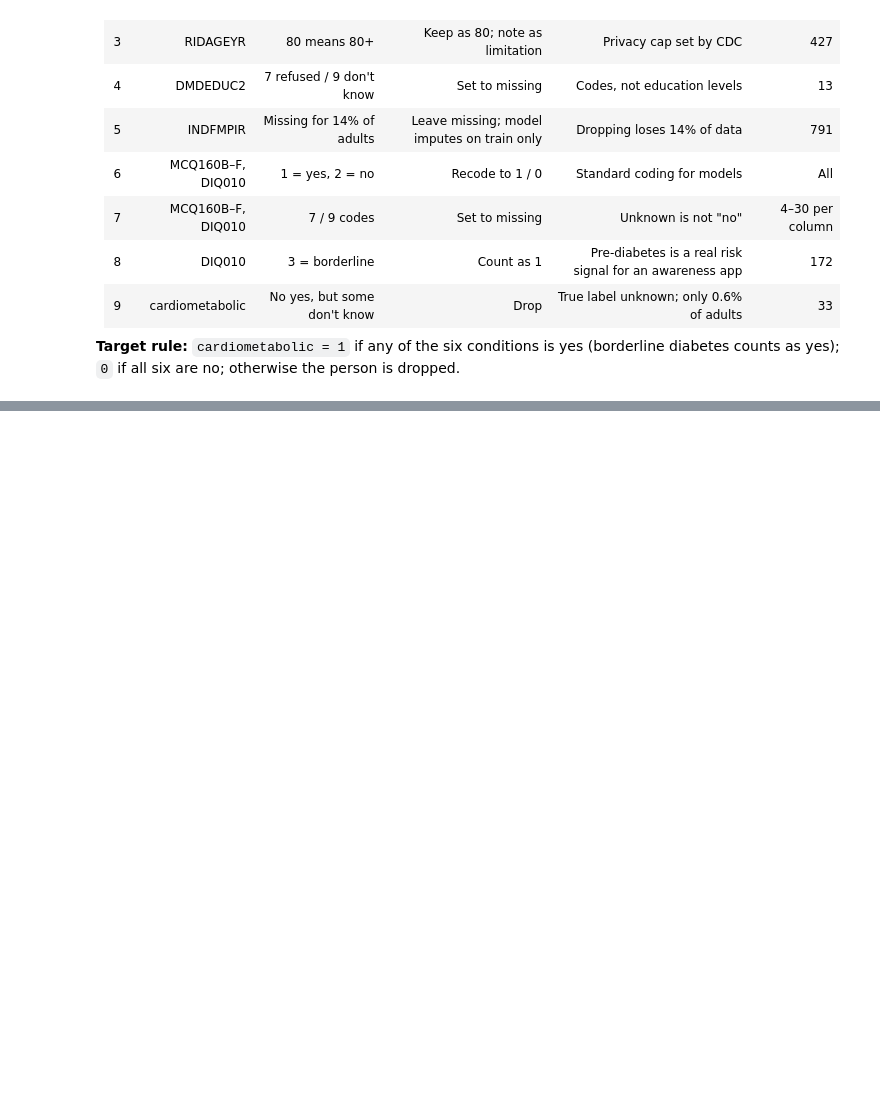
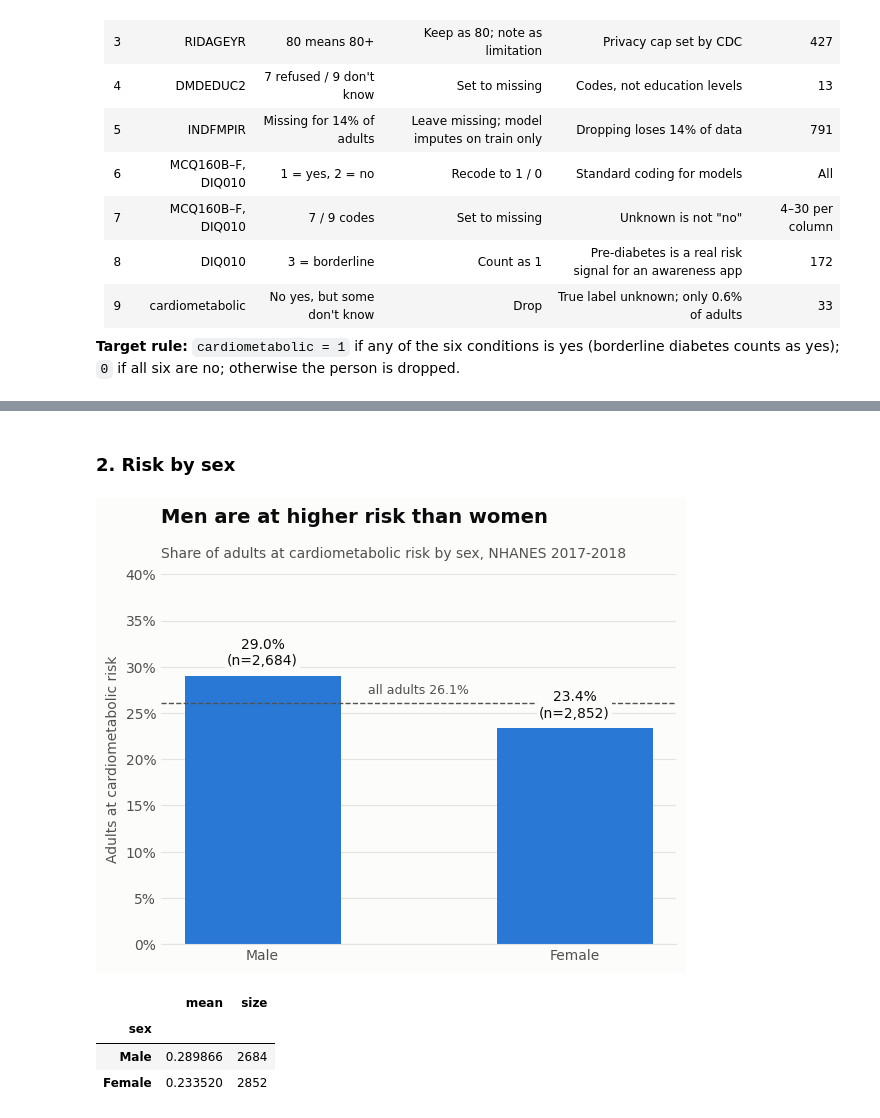
Before and after one commit to Rishi799/health-wellness-mlops, a Jupyter notebook: notebooks/p1_people.ipynb, the cells around one changed output, grey strips where cells are left out. Saved outputs shown, nothing was run; the diff lists cells and outputs as text; code cells hidden in the pictures; blank space fills up the shorter version.

```diff
--- a/notebooks/p1_people.ipynb
+++ b/notebooks/p1_people.ipynb
@@ -211,0 +279,25 @@ Unclear target: 33
+# %% [markdown]
+### 2. Risk by sex
+# %%
+by_sex = people.groupby("sex")["cardiometabolic"].agg(["mean", "size"]).rename(index={1: "Male", 2: "Female"})
+
+fig, ax = plt.subplots(figsize=(6, 4.8))
+bars = ax.bar(by_sex.index, by_sex["mean"], color=BAR, width=0.5)
+label_bars(ax, bars, [f"{m:.1%}\n(n={n:,})" for m, n in zip(by_sex["mean"], by_sex["size"])])
+ax.axhline(overall, color=MUTED, linestyle="--", linewidth=1)
+ax.text(0.5, overall + 0.01, f"all adults {overall:.1%}", ha="center", fontsize=9, color=MUTED)
+ax.set_ylim(0, 0.4)
+ax.yaxis.set_major_formatter(plt.FuncFormatter(lambda v, _: f"{v:.0%}"))
+ax.grid(axis="y", color=GRID, linewidth=0.8)
+ax.set_axisbelow(True)
+ax.set_ylabel("Adults at cardiometabolic risk", color=MUTED)
+style(ax, "Men are at higher risk than women", "Share of adults at cardiometabolic risk by sex, NHANES 2017-2018")
+finish(fig, ax, FIG_DIR / "p1_risk_by_sex.png")
+plt.show()
+by_sex
+# %% [output]
+[figure, added]
+|  | mean | size |
+| sex |  |  |
+| Male | 0.289866 | 2684 |
+| Female | 0.233520 | 2852 |
```
Also changed, not shown: parts of 7 cells of this notebook, 4 other files.
